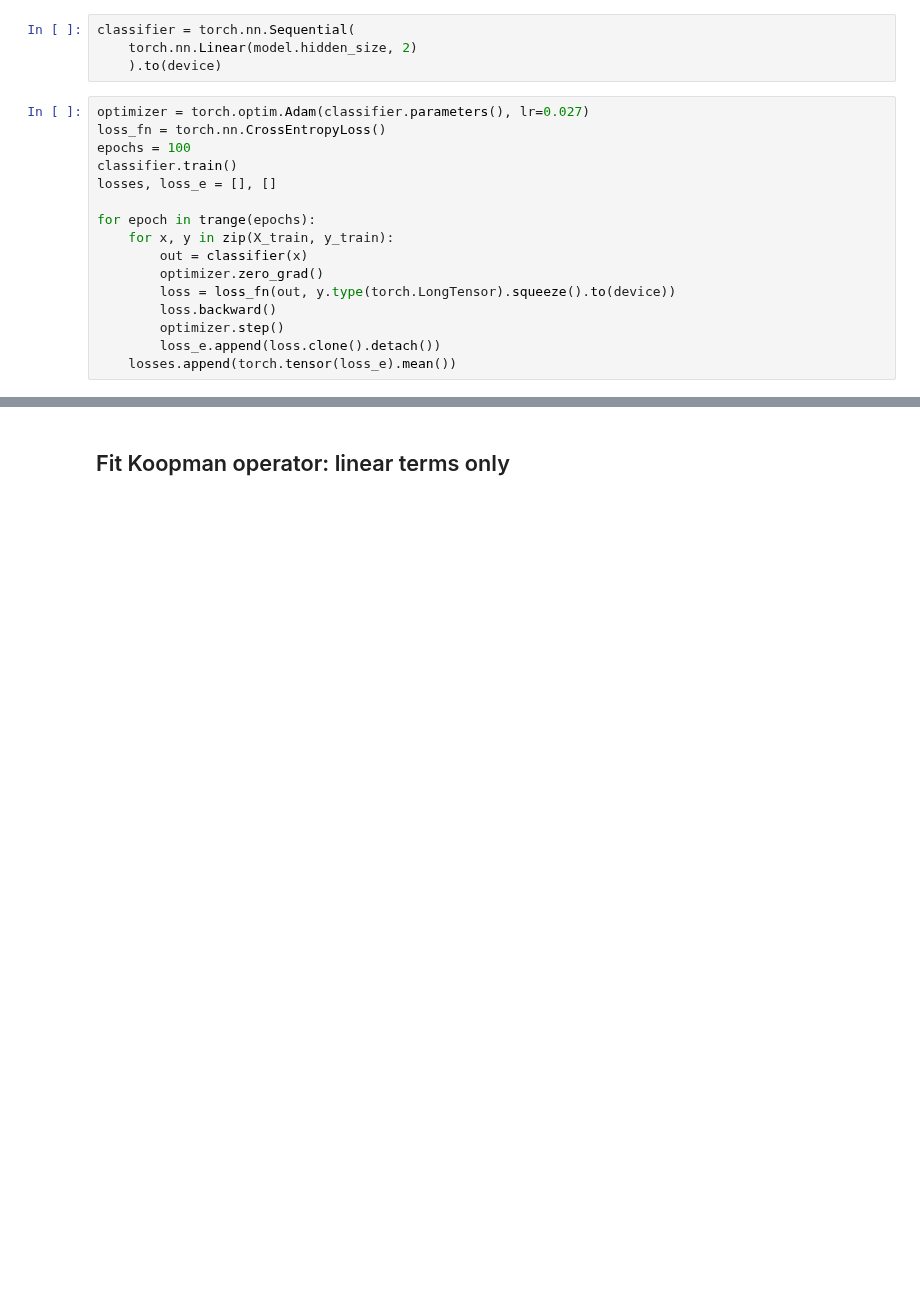
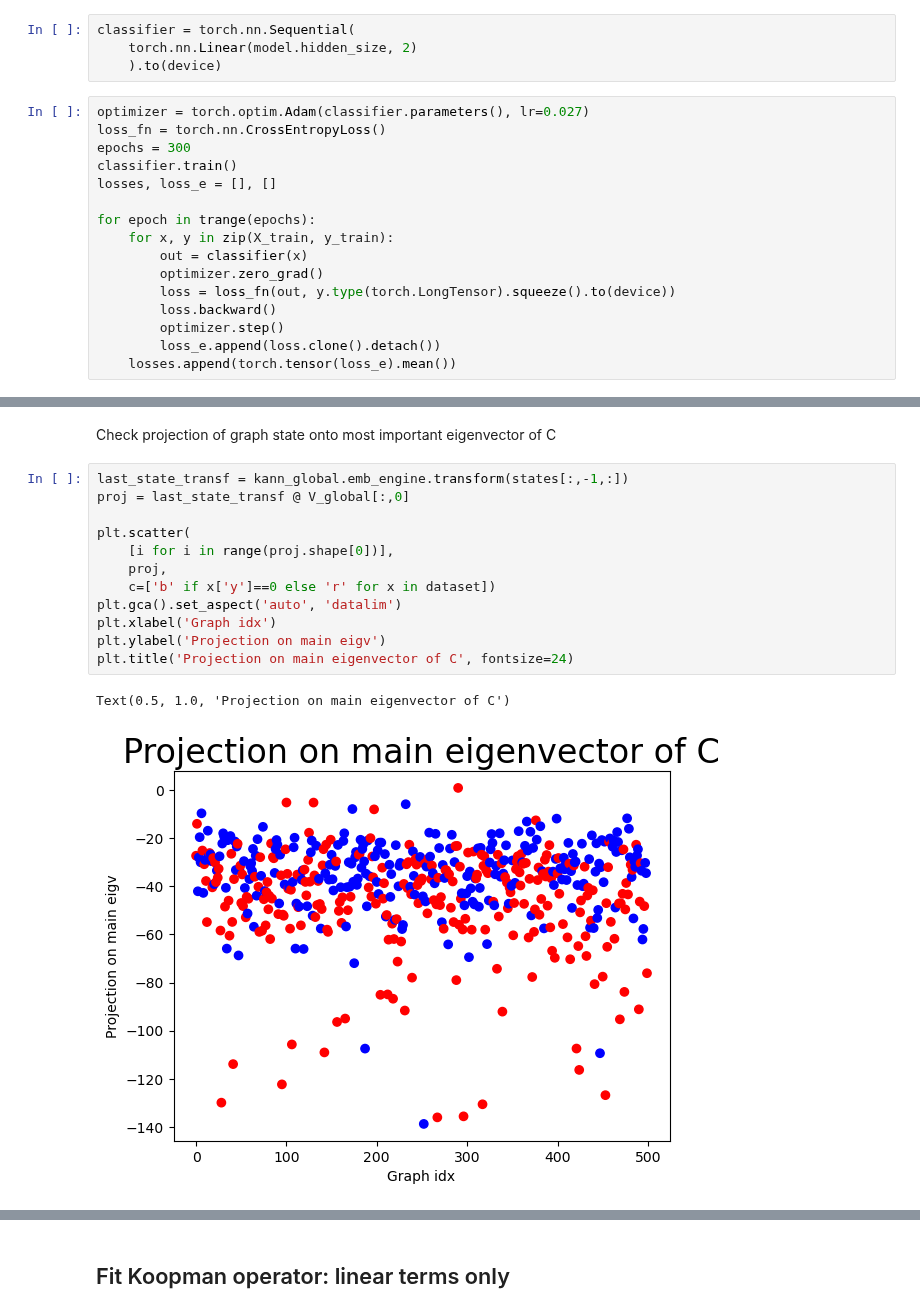
Before and after one commit to NGMLGroup/Koopman-TGNN-Interpretability, a Jupyter notebook: GraphESN_DMD.ipynb, the cells around one changed output, grey strips where cells are left out. Drawn from its saved outputs; the diff is of its cells as text; blank space fills up the shorter version.

```diff
--- a/GraphESN_DMD.ipynb
+++ b/GraphESN_DMD.ipynb
@@ -148,7 +149,7 @@ classifier = torch.nn.Sequential(
 # %%
 optimizer = torch.optim.Adam(classifier.parameters(), lr=0.027)
 loss_fn = torch.nn.CrossEntropyLoss()
-epochs = 100
+epochs = 300
 classifier.train()
 losses, loss_e = [], []
 
@@ -175,0 +223,17 @@ tensor(0.4800)
+# %% [markdown]
+Check projection of graph state onto most important eigenvector of C
+# %%
+last_state_transf = kann_global.emb_engine.transform(states[:,-1,:])
+proj = last_state_transf @ V_global[:,0]
+
+plt.scatter(
+    [i for i in range(proj.shape[0])],
+    proj,
+    c=['b' if x['y']==0 else 'r' for x in dataset])
+plt.gca().set_aspect('auto', 'datalim')
+plt.xlabel('Graph idx')
+plt.ylabel('Projection on main eigv')
+plt.title('Projection on main eigenvector of C', fontsize=24)
+# %% [output]
+Text(0.5, 1.0, 'Projection on main eigenvector of C')
+[figure, added]
```
Also changed, not shown: parts of 36 cells of this notebook.
